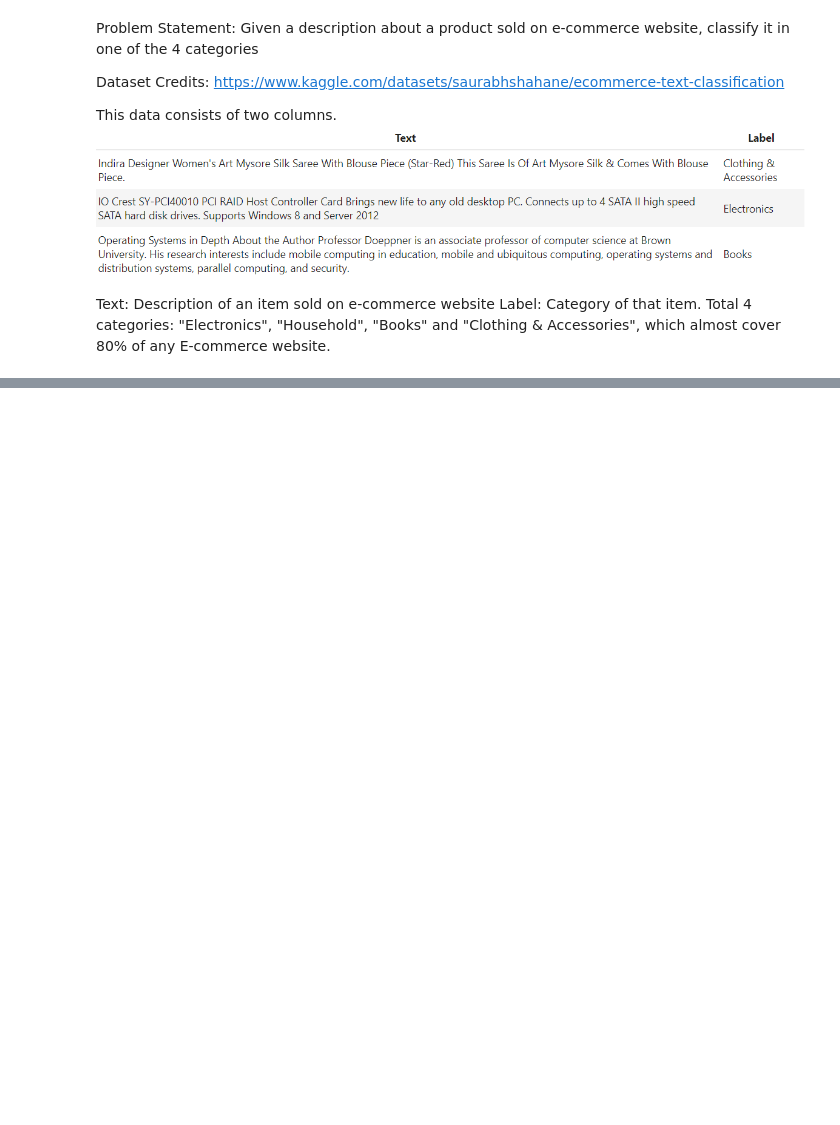
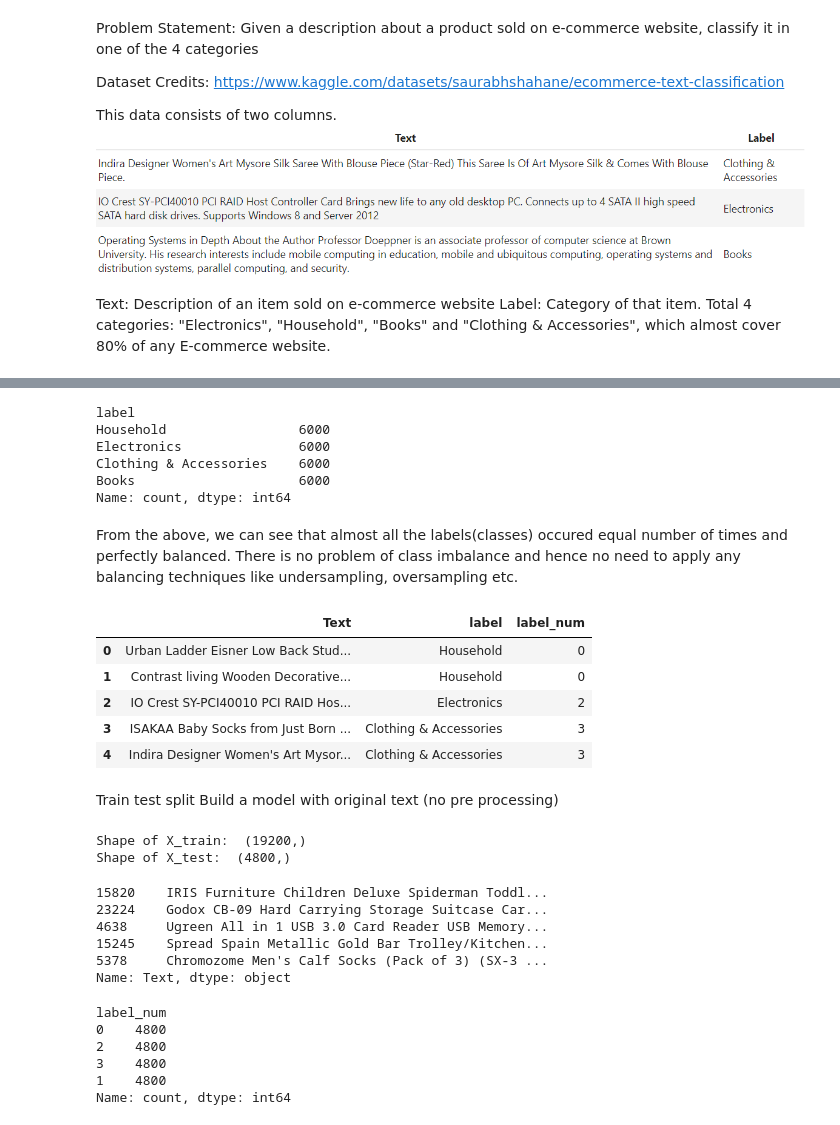
Before and after one commit to poornachandra24/NLP, a Jupyter notebook: Text Representation/TF_IDF.ipynb, the cells around one changed output, grey strips where cells are left out. Saved outputs shown, nothing was run; the diff lists cells and outputs as text; code cells hidden in the pictures; blank space fills up the shorter version.

```diff
--- a/Text Representation/TF_IDF.ipynb
+++ b/Text Representation/TF_IDF.ipynb
@@ -107,0 +116,34 @@ df.head(5)
+# %%
+#check the distribution of labels
+df['label'].value_counts()
+# %% [output]
+label
+Household                 6000
+Electronics               6000
+Clothing & Accessories    6000
+Books                     6000
+Name: count, dtype: int64
+# %% [markdown]
+From the above, we can see that almost all the labels(classes) occured equal number of times and perfectly balanced. There is no problem of class imbalance and hence no need to apply any balancing techniques like undersampling, oversampling etc.
+# %%
+#Add the new column which gives a unique number to each of these labels
+
+df['label_num'] = df['label'].map({
+    'Household' : 0,
+    'Books': 1,
+    'Electronics': 2,
+    'Clothing & Accessories': 3
+})
+
+#checking the results
+df.head(5)
+# %% [output]
+|  | Text | label | label_num |
+| 0 | Urban Ladder Eisner Low Back Stud... | Household | 0 |
+| 1 | Contrast living Wooden Decorative... | Household | 0 |
+| 2 | IO Crest SY-PCI40010 PCI RAID Hos... | Electronics | 2 |
+| 3 | ISAKAA Baby Socks from Just Born ... | Clothing & Accessories | 3 |
+| 4 | Indira Designer Women's Art Mysor... | Clothing & Accessories | 3 |
+# %% [markdown]
+Train test split
+Build a model with original text (no pre processing)
@@ -107,0 +160,24 @@ df.head(5)
+# %%
+print("Shape of X_train: ", X_train.shape)
+print("Shape of X_test: ", X_test.shape)
+# %% [output]
+Shape of X_train:  (19200,)
+Shape of X_test:  (4800,)
+# %%
+X_train.head()
+# %% [output]
+15820    IRIS Furniture Children Deluxe Spiderman Toddl...
+23224    Godox CB-09 Hard Carrying Storage Suitcase Car...
+4638     Ugreen All in 1 USB 3.0 Card Reader USB Memory...
+15245    Spread Spain Metallic Gold Bar Trolley/Kitchen...
+5378     Chromozome Men's Calf Socks (Pack of 3) (SX-3 ...
+Name: Text, dtype: object
+# %%
+y_train.value_counts()
+# %% [output]
+label_num
+0    4800
+2    4800
+3    4800
+1    4800
+Name: count, dtype: int64
```
Also changed, not shown: parts of 26 cells of this notebook, 1 other file.
